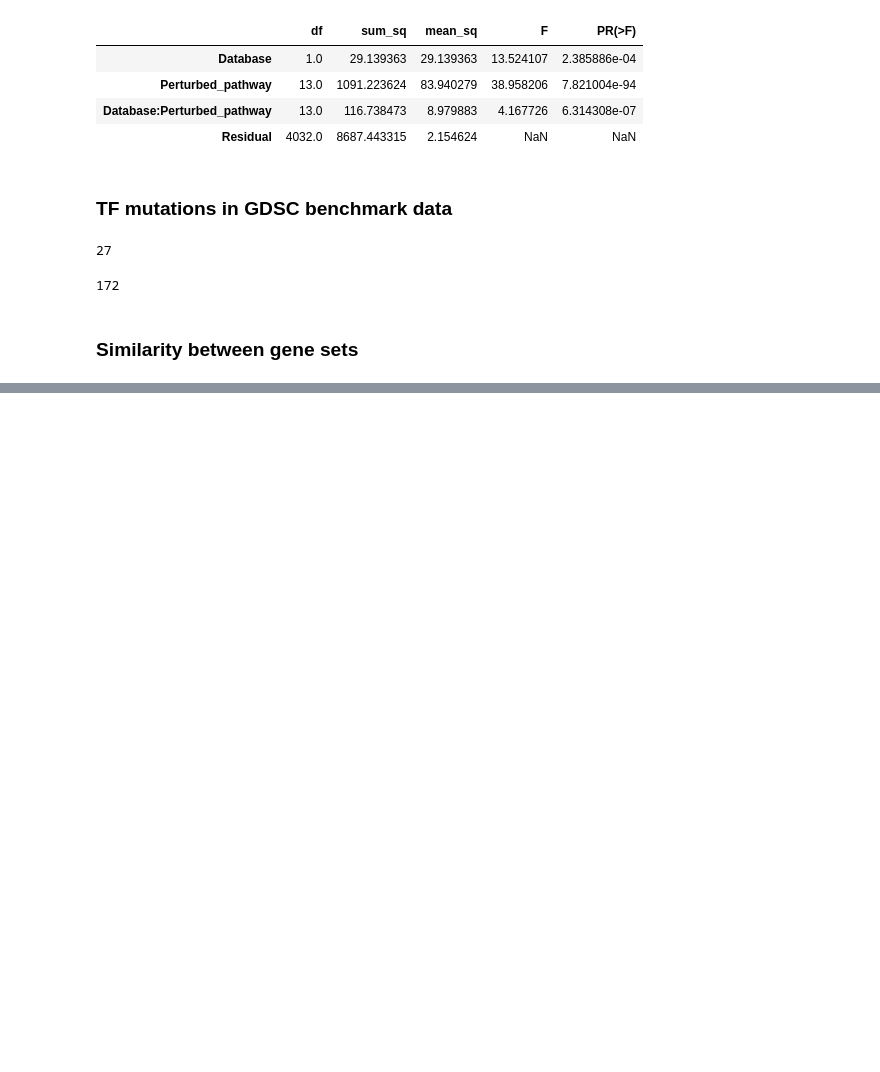
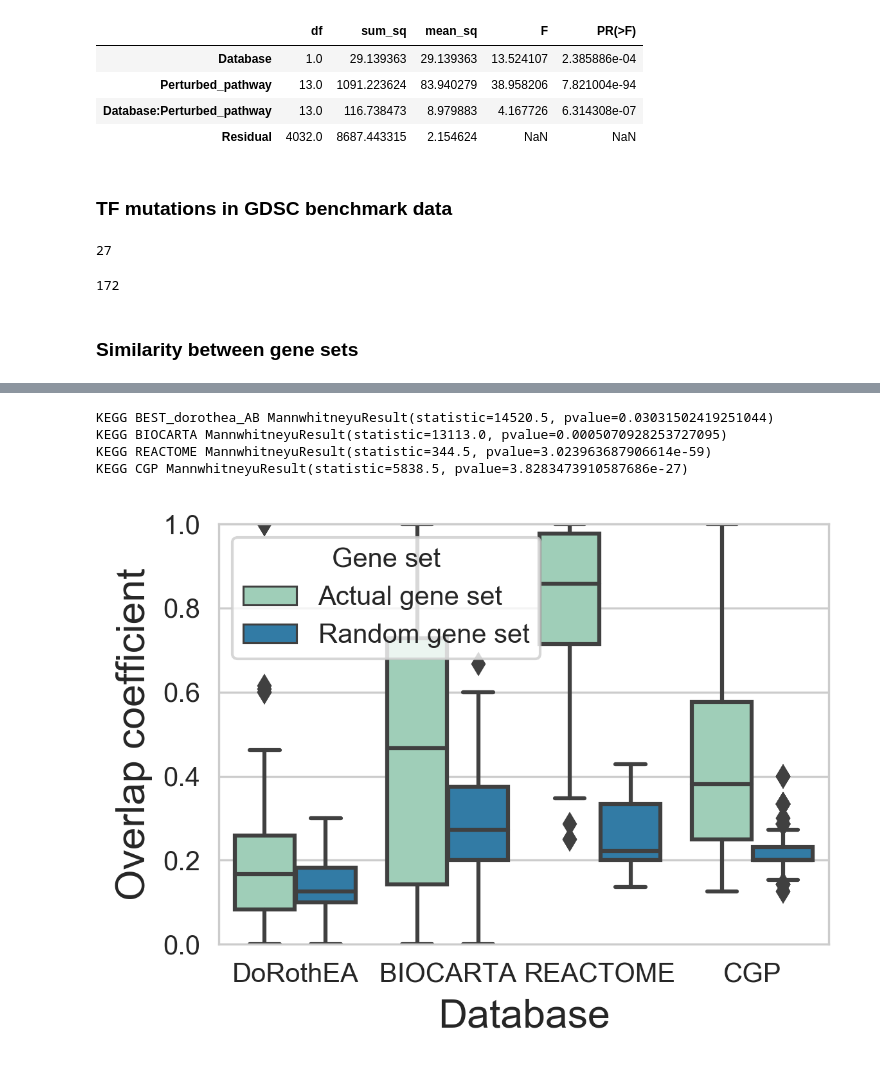
Before and after one commit to bence-szalai/why-pathway-methods-work, a Jupyter notebook: notebooks/6_review.ipynb, the cells around one changed output, grey strips where cells are left out. Saved outputs shown, nothing was run; the diff lists cells and outputs as text; code cells hidden in the pictures; blank space fills up the shorter version.

```diff
--- a/notebooks/6_review.ipynb
+++ b/notebooks/6_review.ipynb
@@ -156,0 +134,8 @@ data
+# %%
+make_similarity_distribution('SFig2F.pdf', 'KEGG', 'overlap', True)
+# %% [output]
+KEGG BEST_dorothea_AB MannwhitneyuResult(statistic=14520.5, pvalue=0.03031502419251044)
+KEGG BIOCARTA MannwhitneyuResult(statistic=13113.0, pvalue=0.0005070928253727095)
+KEGG REACTOME MannwhitneyuResult(statistic=344.5, pvalue=3.023963687906614e-59)
+KEGG CGP MannwhitneyuResult(statistic=5838.5, pvalue=3.8283473910587686e-27)
+[figure, added]
```
Also changed, not shown: parts of 5 cells of this notebook, 2 other files.
